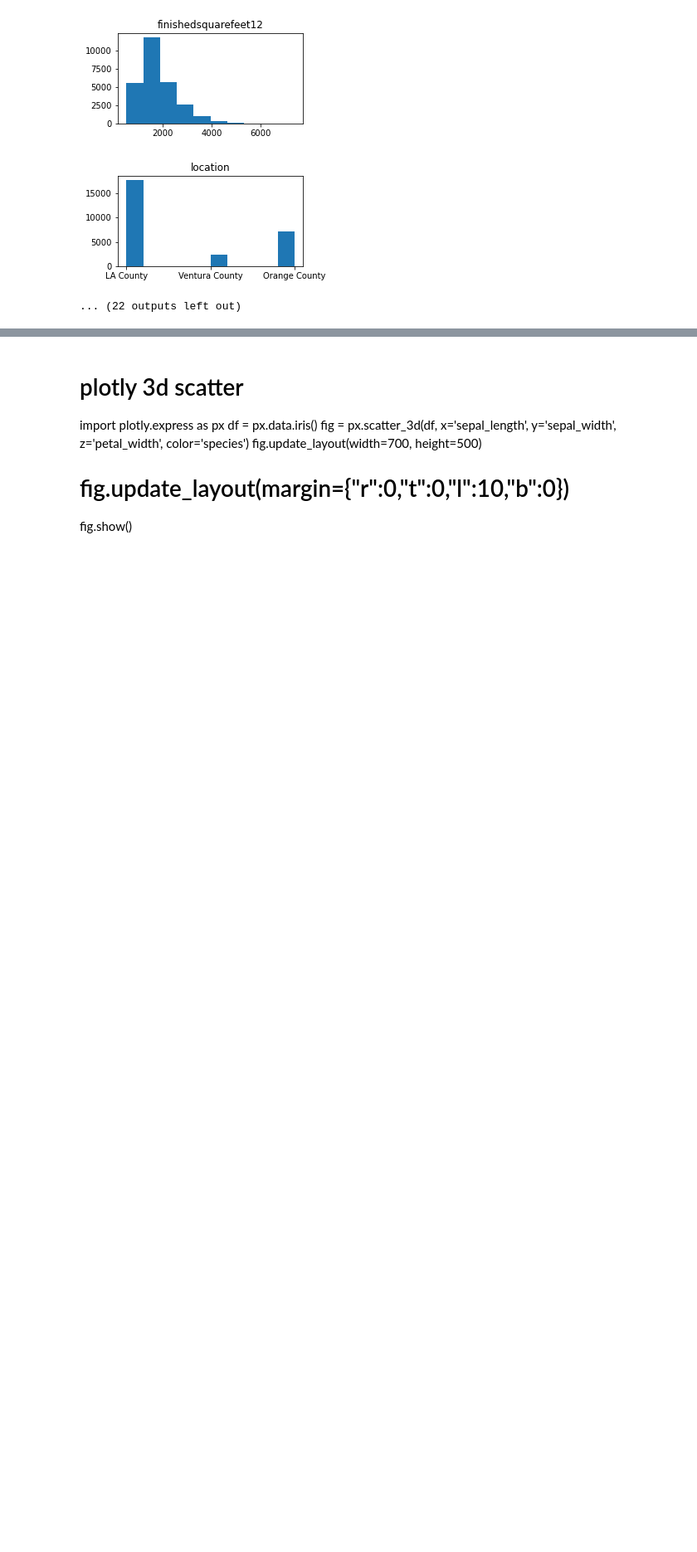
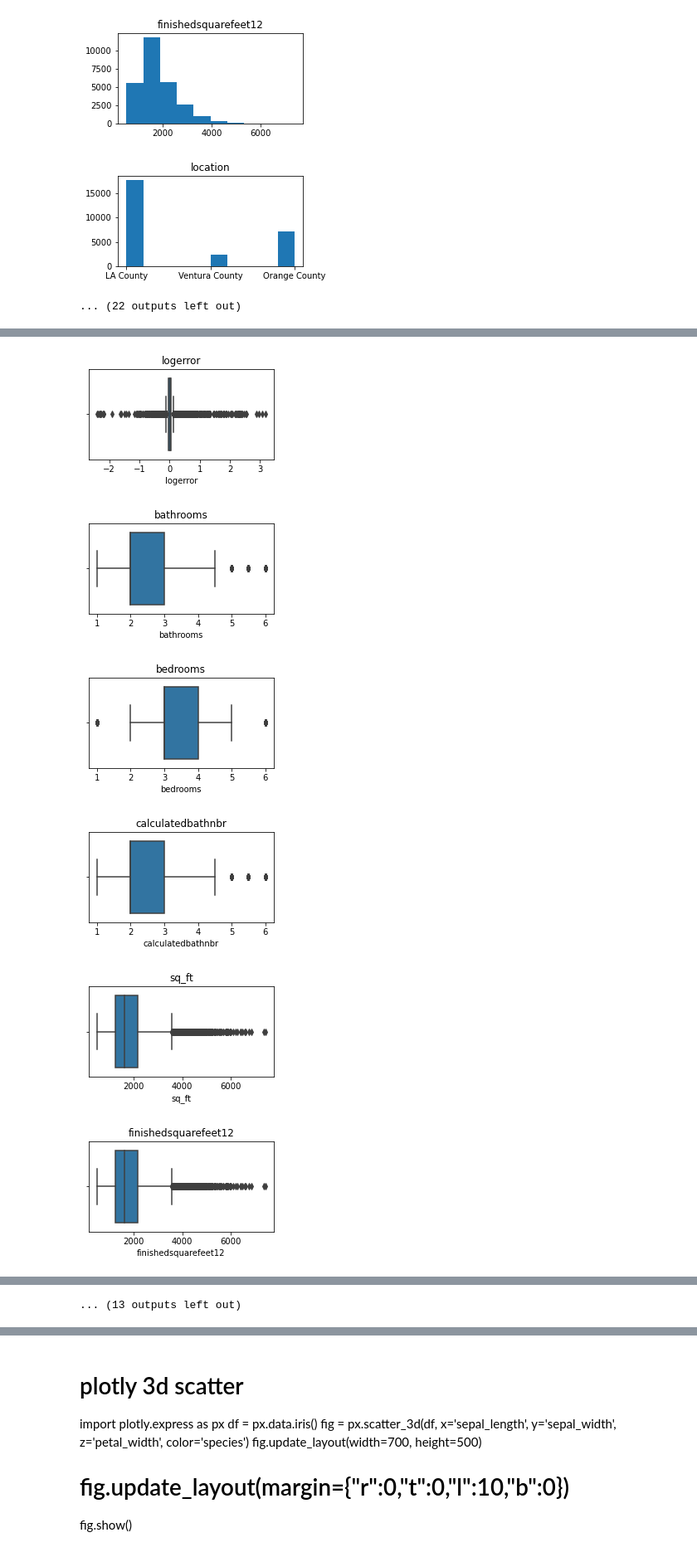
Before and after one commit to SchneemannDavid/clustering_project, a Jupyter notebook: explore_zillow.ipynb, the cells around one changed output, grey strips where cells are left out. Shown at 83% size. Cells and saved outputs as stored; diff of their text form; code cells hidden in the pictures; blank space fills up the shorter version.

Commit message:
exploreprogress

```diff
--- a/explore_zillow.ipynb
+++ b/explore_zillow.ipynb
@@ -279,2 +114,5 @@ df.head()
 # %% [markdown]
 # Main Exploration
+# %%
+# Create separate train sample that removes troublesome variables
+train_explore = train.drop(['id','parcelid','propertylandusedesc','decade_built','location','transactiondate','propertycountylandusecode','propertylandusedesc'], axis=1)
@@ -301,0 +202,13 @@ for col in train.columns:
+# %%
+for col in train_explore.columns:
+    plt.figure(figsize=(4,2))
+    sns.boxplot(train_explore[col])
+    plt.title(col)
+    plt.show()
+# %% [output]
+[figure, added]
+[figure, added]
+[figure, added]
+[figure, added]
+[figure, added]
+[figure, added]
@@ -301,0 +221 @@ for col in train.columns:
+... (13 outputs left out)
```
Also changed, not shown: parts of 17 cells of this notebook, 4 other files.
